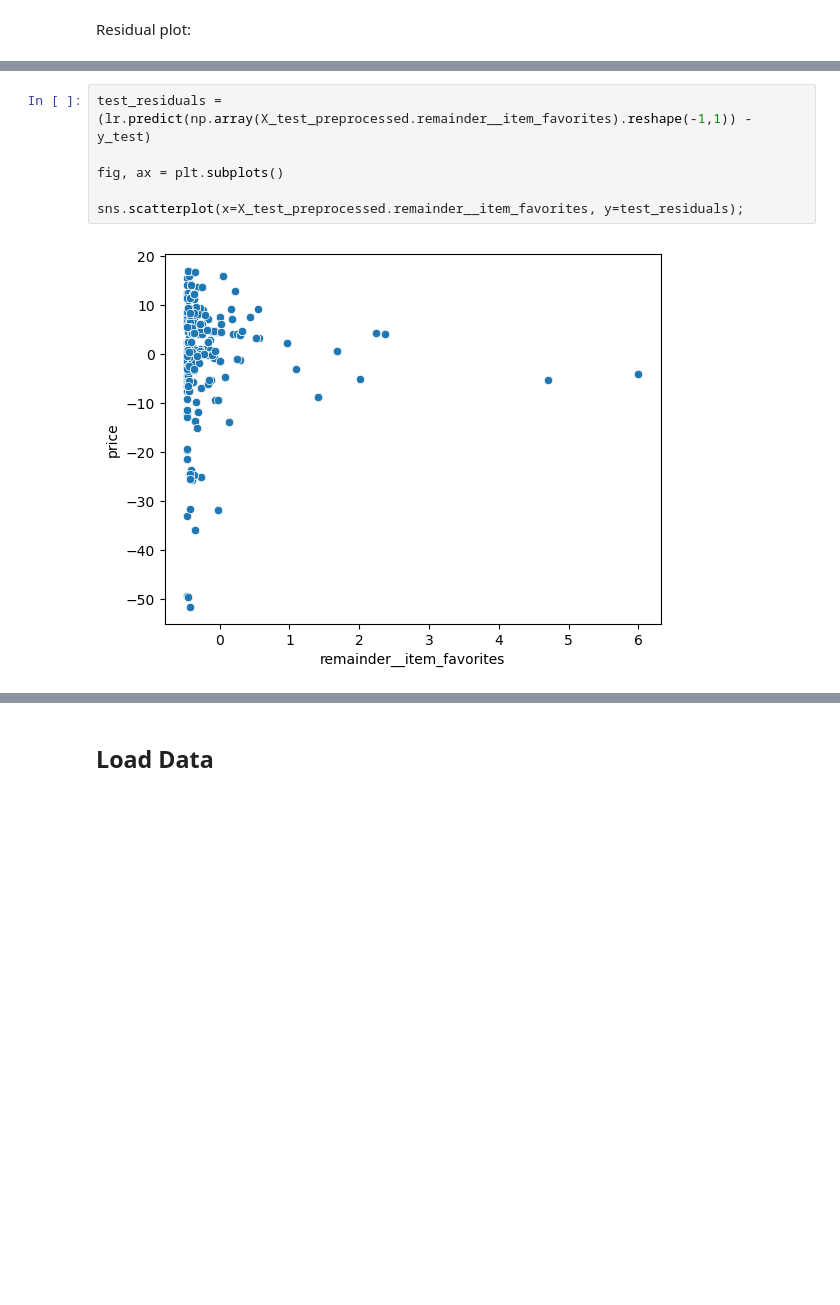
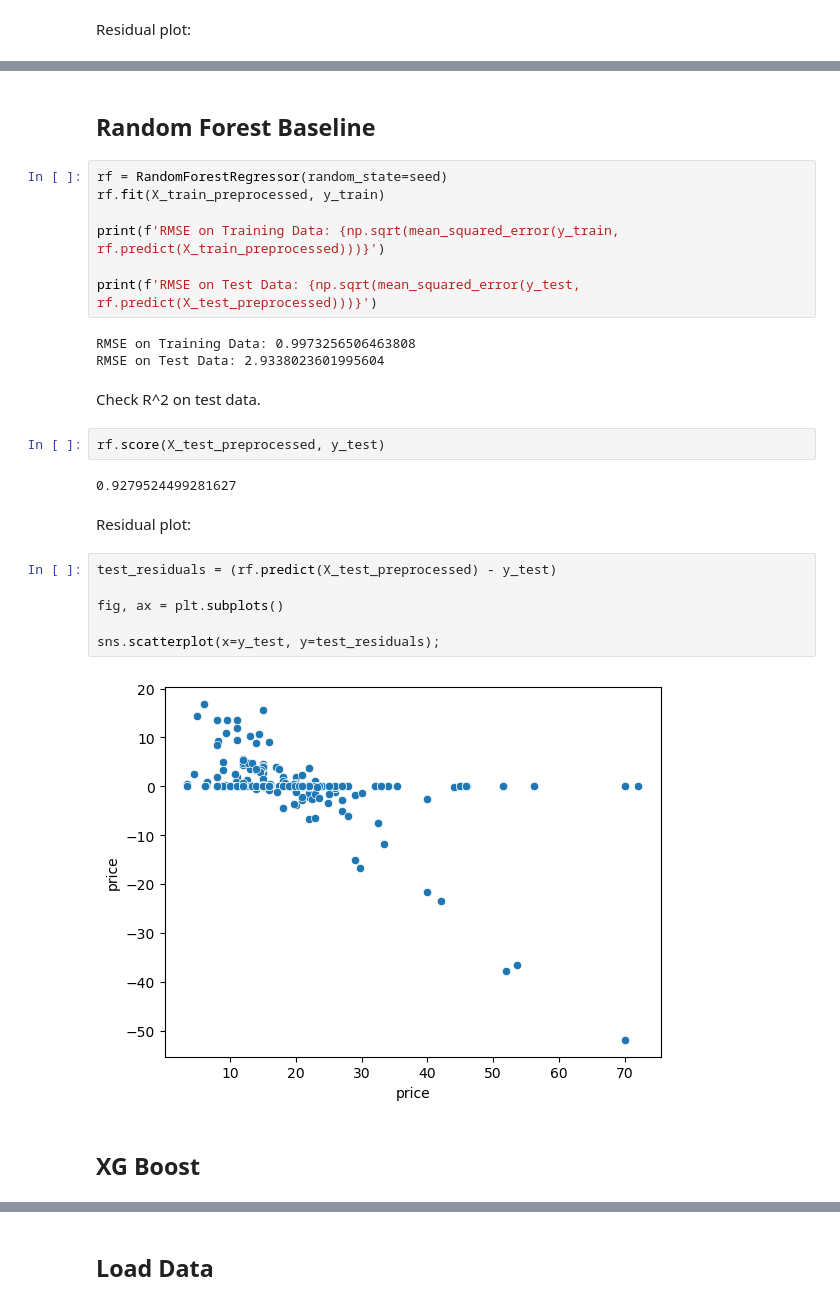
Before and after one commit to ran0027/etsy-candle-pricing-model, a Jupyter notebook: EDA.ipynb, the cells around one changed output, grey strips where cells are left out. Cells and saved outputs as stored; diff of their text form; blank space fills up the shorter version.

```diff
--- a/EDA.ipynb
+++ b/EDA.ipynb
@@ -508,8 +501,30 @@ Residual plot:
-# %%
-test_residuals = (lr.predict(np.array(X_test_preprocessed.remainder__item_favorites).reshape(-1,1)) - y_test)
-
-fig, ax = plt.subplots()
-
-sns.scatterplot(x=X_test_preprocessed.remainder__item_favorites, y=test_residuals);
-# %% [output]
-[figure, removed]
+# %% [markdown]
+## Random Forest Baseline
+# %%
+rf = RandomForestRegressor(random_state=seed)
+rf.fit(X_train_preprocessed, y_train)
+
+print(f'RMSE on Training Data: {np.sqrt(mean_squared_error(y_train, rf.predict(X_train_preprocessed)))}')
+
+print(f'RMSE on Test Data: {np.sqrt(mean_squared_error(y_test, rf.predict(X_test_preprocessed)))}')
+# %% [output]
+RMSE on Training Data: 0.9973256506463808
+RMSE on Test Data: 2.9338023601995604
+# %% [markdown]
+Check R^2 on test data.
+# %%
+rf.score(X_test_preprocessed, y_test)
+# %% [output]
+0.9279524499281627
+# %% [markdown]
+Residual plot:
+# %%
+test_residuals = (rf.predict(X_test_preprocessed) - y_test)
+
+fig, ax = plt.subplots()
+
+sns.scatterplot(x=y_test, y=test_residuals);
+# %% [output]
+[figure, added]
+# %% [markdown]
+## XG Boost
```
Also changed, not shown: parts of 44 cells of this notebook.
